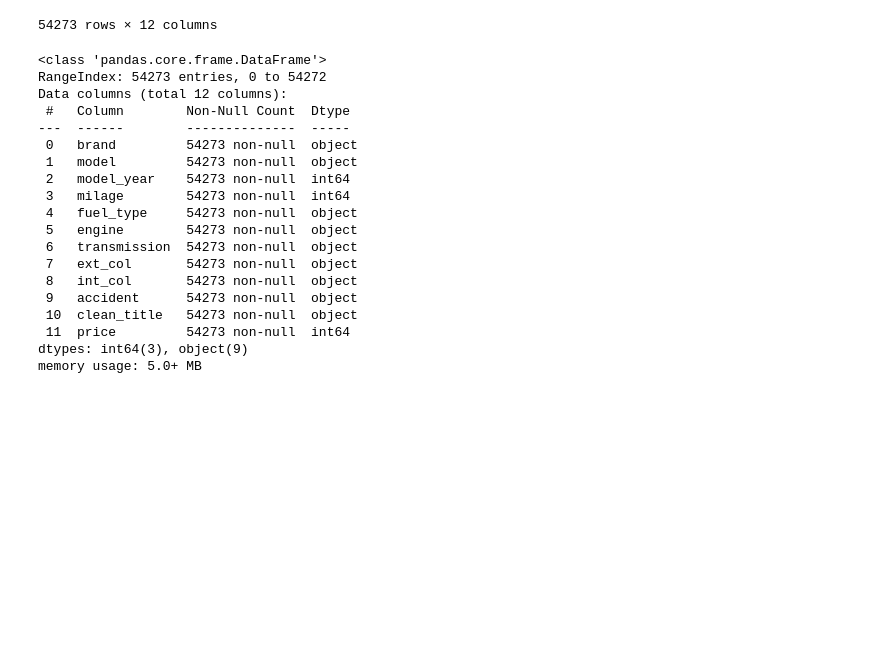
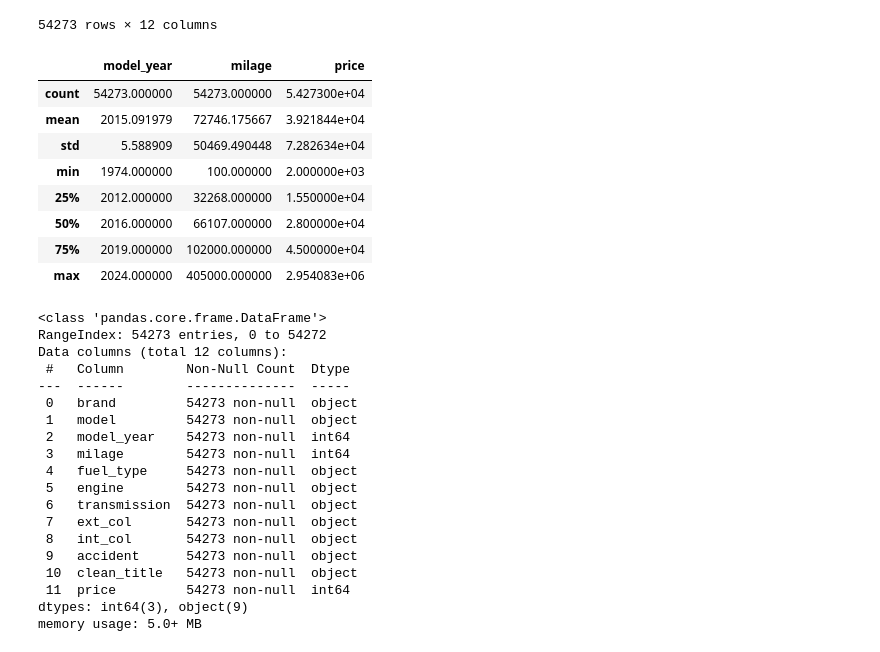
Before and after one commit to SketchyCarrot/KaglleX_Cohort_4, a Jupyter notebook: main.ipynb, the cells around one changed output. Saved outputs shown, nothing was run; the diff lists cells and outputs as text; code cells hidden in the pictures; blank space fills up the shorter version.

```diff
--- a/main.ipynb
+++ b/main.ipynb
@@ -23,6 +25,18 @@ df
 | 54271 | Porsche | 911 Carrera 4 GTS | 2023 | 1518 | Gasoline | 4.0L H6 24V GDI DOHC | 8-Speed Automatic with Auto-Shift | Beige | Brown | None reported | ... |
 | 54272 | Audi | A5 Sportback S line Premium Plus | 2021 | 35000 | Hybrid | 261.0HP 2.0L 4 Cylinder Engine Ga... | 8-Speed A/T | Black | Black | None reported | ... |
 54273 rows × 12 columns
+# %%
+df.describe()
+# %% [output]
+|  | model_year | milage | price |
+| count | 54273.000000 | 54273.000000 | 5.427300e+04 |
+| mean | 2015.091979 | 72746.175667 | 3.921844e+04 |
+| std | 5.588909 | 50469.490448 | 7.282634e+04 |
+| min | 1974.000000 | 100.000000 | 2.000000e+03 |
+| 25% | 2012.000000 | 32268.000000 | 1.550000e+04 |
+| 50% | 2016.000000 | 66107.000000 | 2.800000e+04 |
+| 75% | 2019.000000 | 102000.000000 | 4.500000e+04 |
+| max | 2024.000000 | 405000.000000 | 2.954083e+06 |
 # %%
 df.info()
 # %% [output]
```
Also changed, not shown: parts of 18 cells of this notebook, 3 other files.
